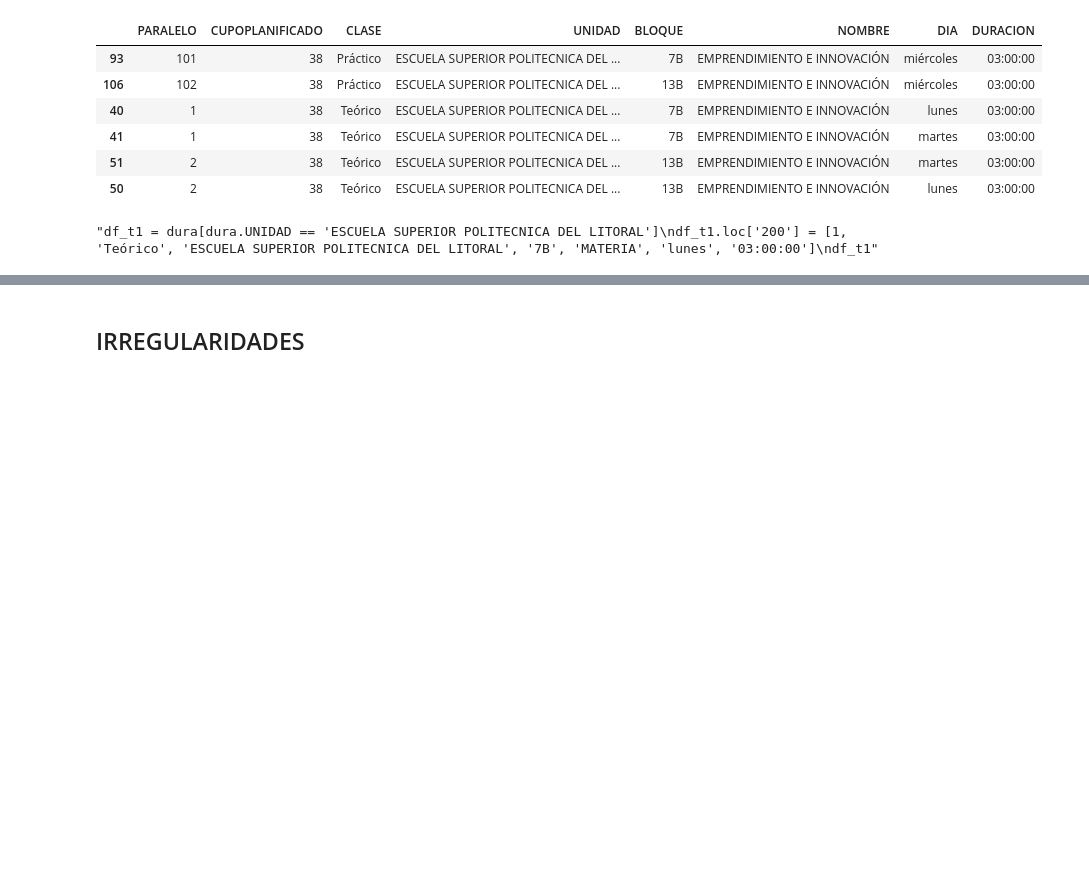
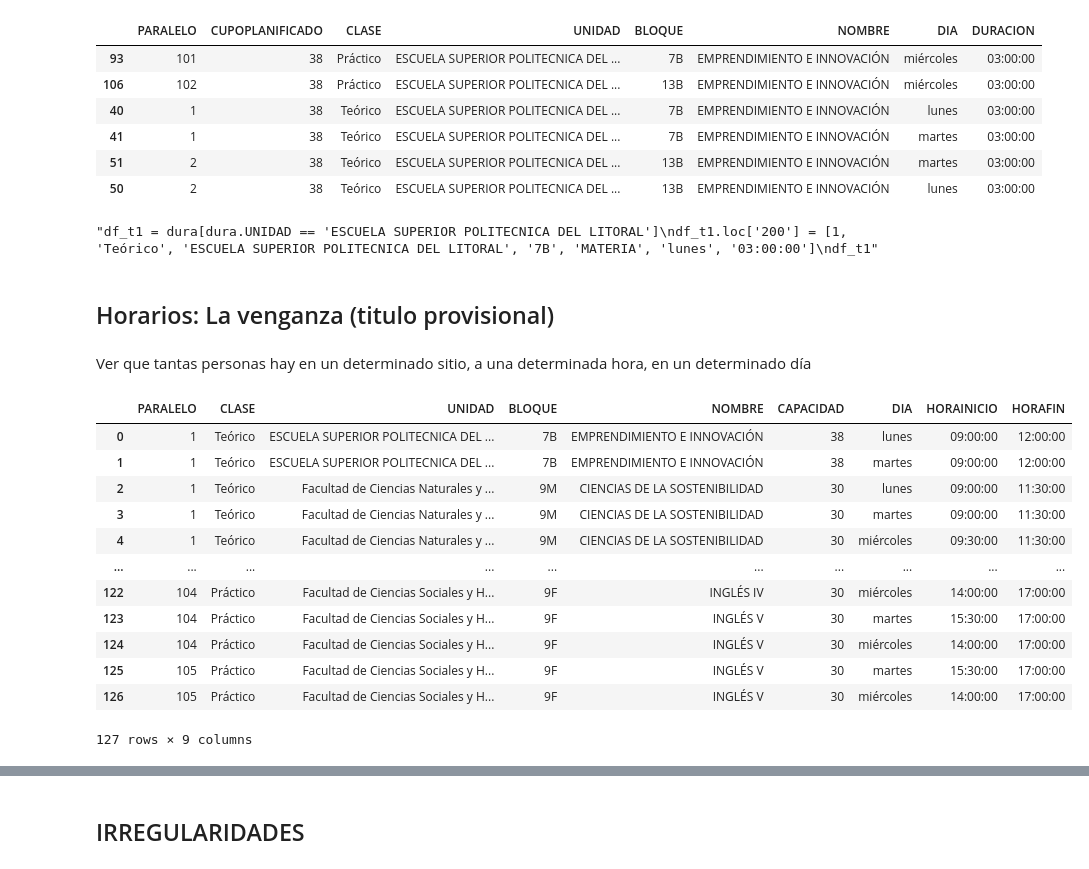
Before and after one commit to lromeror/Group_Slytheryn, a Jupyter notebook: EDA_ESPOL/EDA_ESPOL_PAE_PRE.ipynb, the cells around one changed output, grey strips where cells are left out. Drawn from its saved outputs; the diff is of its cells as text; code cells hidden in the pictures; blank space fills up the shorter version.

Commit message:
avances con los horarios

```diff
--- a/EDA_ESPOL/EDA_ESPOL_PAE_PRE.ipynb
+++ b/EDA_ESPOL/EDA_ESPOL_PAE_PRE.ipynb
@@ -959,3 +959,24 @@ df_t1.loc['200'] = [1, 'Teórico', 'ESCUELA SUPERIOR POLITECNICA DEL LITORAL', '
 df_t1'''
 # %% [output]
 "df_t1 = dura[dura.UNIDAD == 'ESCUELA SUPERIOR POLITECNICA DEL LITORAL']\ndf_t1.loc['200'] = [1, 'Teórico', 'ESCUELA SUPERIOR POLITECNICA DEL LITORAL', '7B', 'MATERIA', 'lunes', '03:00:00']\ndf_t1"
+# %% [markdown]
+## Horarios: La venganza (titulo provisional)
+# %% [markdown]
+Ver que tantas personas hay en un determinado sitio, a una determinada hora, en un determinado día
+# %%
+df_hora = df_H_p[["PARALELO",'CLASE','UNIDAD', 'BLOQUE','NOMBRE', 'CAPACIDAD', 'DIA', 'HORAINICIO', 'HORAFIN']].groupby(["PARALELO",'CLASE', 'UNIDAD', 'BLOQUE','NOMBRE', 'CAPACIDAD', 'DIA', 'HORAINICIO', 'HORAFIN'], as_index= False).count()
+df_hora
+# %% [output]
+|  | PARALELO | CLASE | UNIDAD | BLOQUE | NOMBRE | CAPACIDAD | DIA | HORAINICIO | HORAFIN |
+| 0 | 1 | Teórico | ESCUELA SUPERIOR POLITECNICA DEL ... | 7B | EMPRENDIMIENTO E INNOVACIÓN | 38 | lunes | 09:00:00 | 12:00:00 |
+| 1 | 1 | Teórico | ESCUELA SUPERIOR POLITECNICA DEL ... | 7B | EMPRENDIMIENTO E INNOVACIÓN | 38 | martes | 09:00:00 | 12:00:00 |
+| 2 | 1 | Teórico | Facultad de Ciencias Naturales y ... | 9M | CIENCIAS DE LA SOSTENIBILIDAD | 30 | lunes | 09:00:00 | 11:30:00 |
+| 3 | 1 | Teórico | Facultad de Ciencias Naturales y ... | 9M | CIENCIAS DE LA SOSTENIBILIDAD | 30 | martes | 09:00:00 | 11:30:00 |
+| 4 | 1 | Teórico | Facultad de Ciencias Naturales y ... | 9M | CIENCIAS DE LA SOSTENIBILIDAD | 30 | miércoles | 09:30:00 | 11:30:00 |
+| ... | ... | ... | ... | ... | ... | ... | ... | ... | ... |
+| 122 | 104 | Práctico | Facultad de Ciencias Sociales y H... | 9F | INGLÉS IV | 30 | miércoles | 14:00:00 | 17:00:00 |
+| 123 | 104 | Práctico | Facultad de Ciencias Sociales y H... | 9F | INGLÉS V | 30 | martes | 15:30:00 | 17:00:00 |
+| 124 | 104 | Práctico | Facultad de Ciencias Sociales y H... | 9F | INGLÉS V | 30 | miércoles | 14:00:00 | 17:00:00 |
+| 125 | 105 | Práctico | Facultad de Ciencias Sociales y H... | 9F | INGLÉS V | 30 | martes | 15:30:00 | 17:00:00 |
+| 126 | 105 | Práctico | Facultad de Ciencias Sociales y H... | 9F | INGLÉS V | 30 | miércoles | 14:00:00 | 17:00:00 |
+127 rows × 9 columns
```
Also changed, not shown: parts of 8 cells of this notebook.
